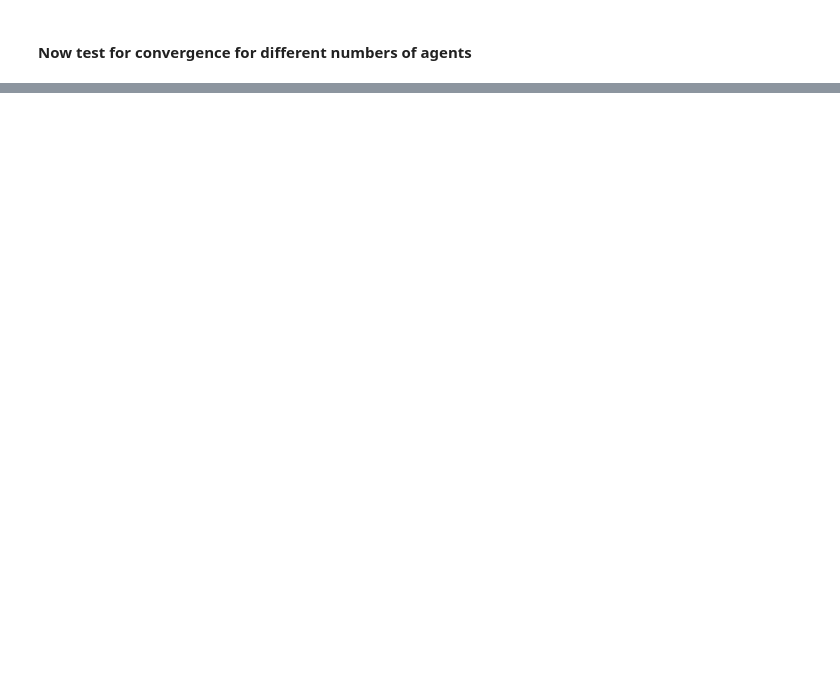
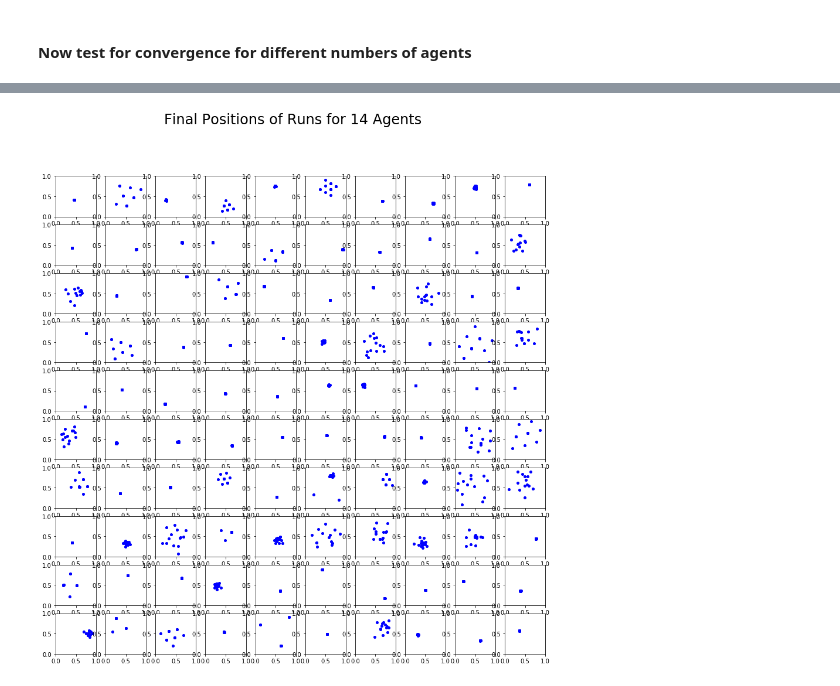
Before and after one commit to liminal-learner/Chaos, a Jupyter notebook: notebooks/Chaos.ipynb, the cells around one changed output, grey strips where cells are left out. Saved outputs shown, nothing was run; the diff lists cells and outputs as text; code cells hidden in the pictures; blank space fills up the shorter version.

```diff
--- a/notebooks/Chaos.ipynb
+++ b/notebooks/Chaos.ipynb
@@ -235,0 +253,4 @@ with open('results/Runs.csv','w+') as fs:
+# %%
+plot_tableau(sim_record, 14)
+# %% [output]
+[figure, added]
```
Also changed, not shown: parts of 20 cells of this notebook.
